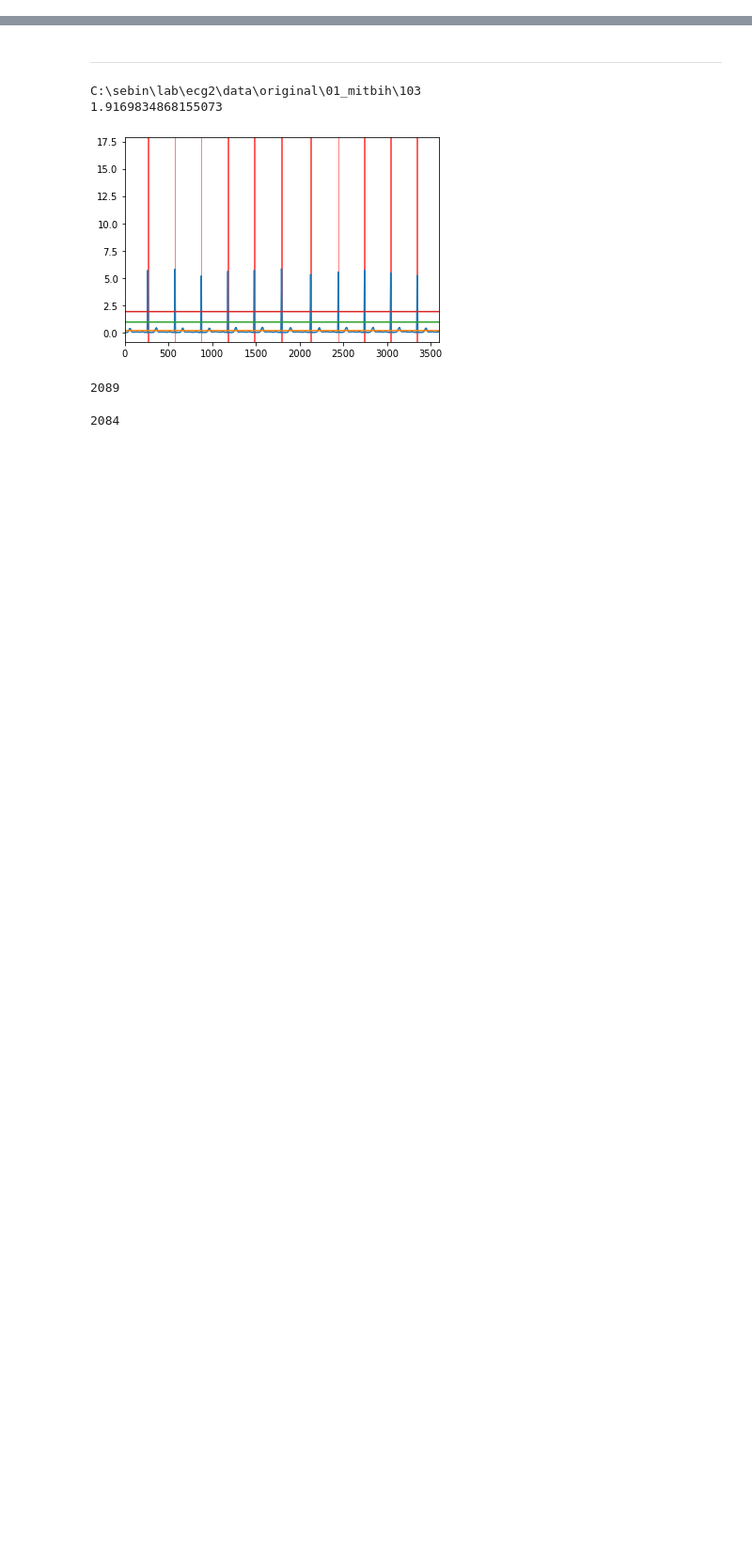
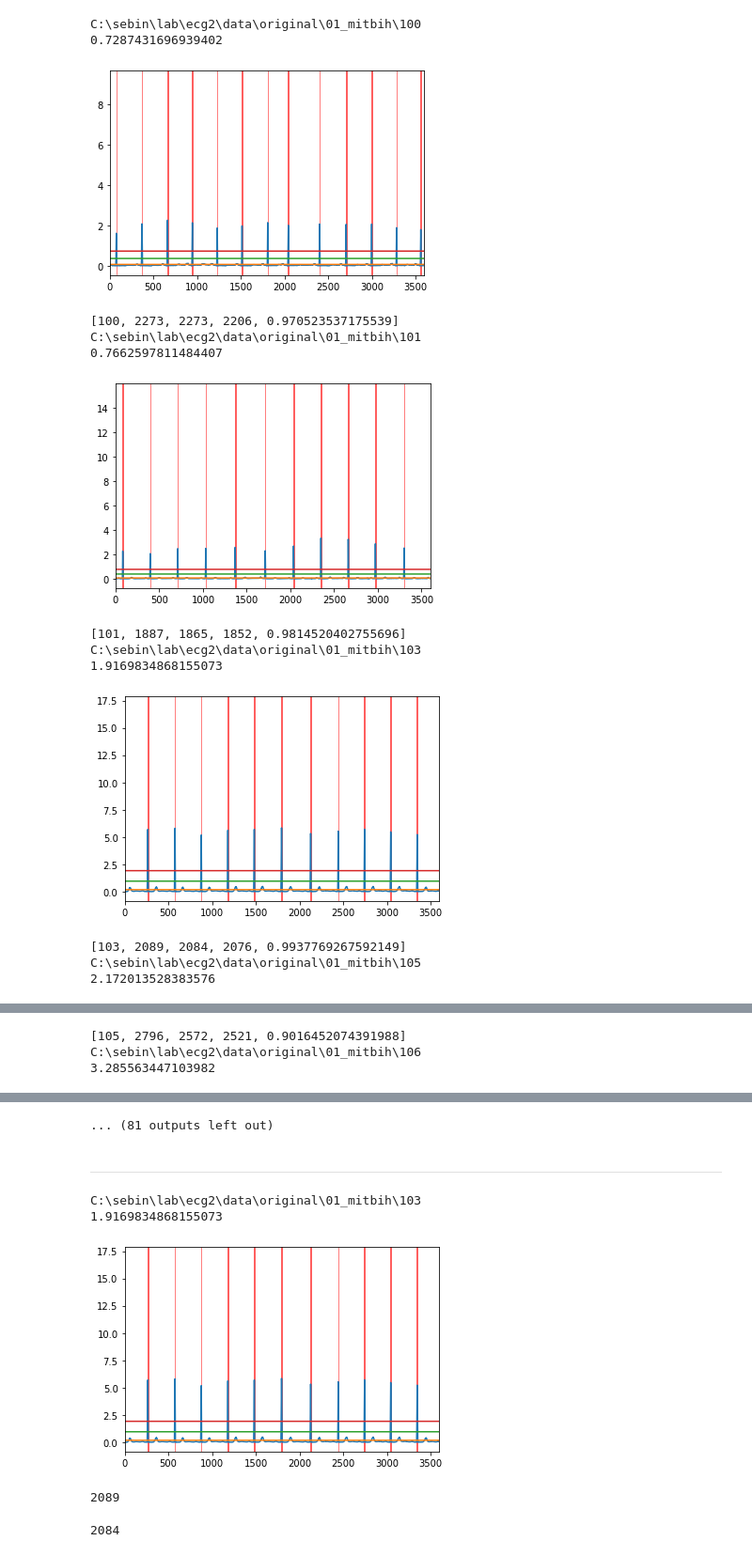
Before and after one commit to sbscsue/ecg_data_wfdb, a Jupyter notebook: use/ex/0107/peak_detect_acc.ipynb, the cells around one changed output, grey strips where cells are left out. Shown: that part at 94% size. Cells and saved outputs as stored; diff of their text form; code cells hidden in the pictures; blank space fills up the shorter version.

```diff
--- a/use/ex/0107/peak_detect_acc.ipynb
+++ b/use/ex/0107/peak_detect_acc.ipynb
@@ -67,12 +67,28 @@ files =[
 results = []
 # %%
 for f in files:
-    ecg , beat , ecg_square , threshold , peak_duration ,peaks= getPeak(path+"\\"+f[0],channel=f[1])
+    ecg , beat , ecg_square , threshold , peak_duration ,peaks= getPeak(path+"\\"+str(f[0]),channel=f[1])
     cnt = 0
     for i in beat:
         for j in peaks:
             if i in [j-1,j,j+1]:
                 cnt +=1
                 break
     r = [f[0],len(peaks),len(beat),cnt,cnt/len(peaks)]
-    results.append()
+    print(r)
+    results.append(r)
+# %% [output]
+C:\sebin\lab\ecg2\data\original\01_mitbih\100
+0.7287431696939402
+[figure, added]
+[100, 2273, 2273, 2206, 0.970523537175539]
+C:\sebin\lab\ecg2\data\original\01_mitbih\101
+0.7662597811484407
+[figure, added]
+[101, 1887, 1865, 1852, 0.9814520402755696]
+C:\sebin\lab\ecg2\data\original\01_mitbih\103
+1.9169834868155073
+[figure, added]
+[103, 2089, 2084, 2076, 0.9937769267592149]
+C:\sebin\lab\ecg2\data\original\01_mitbih\105
+2.172013528383576
@@ -78,0 +96,3 @@ for f in files:
+[105, 2796, 2572, 2521, 0.9016452074391988]
+C:\sebin\lab\ecg2\data\original\01_mitbih\106
+3.285563447103982
@@ -79,3 +104,4 @@ for f in files:
+... (81 outputs left out)
 # %% [markdown]
 ----------------
 # %%
```
Also changed, not shown: parts of 1 cell of this notebook, 15 other files.
